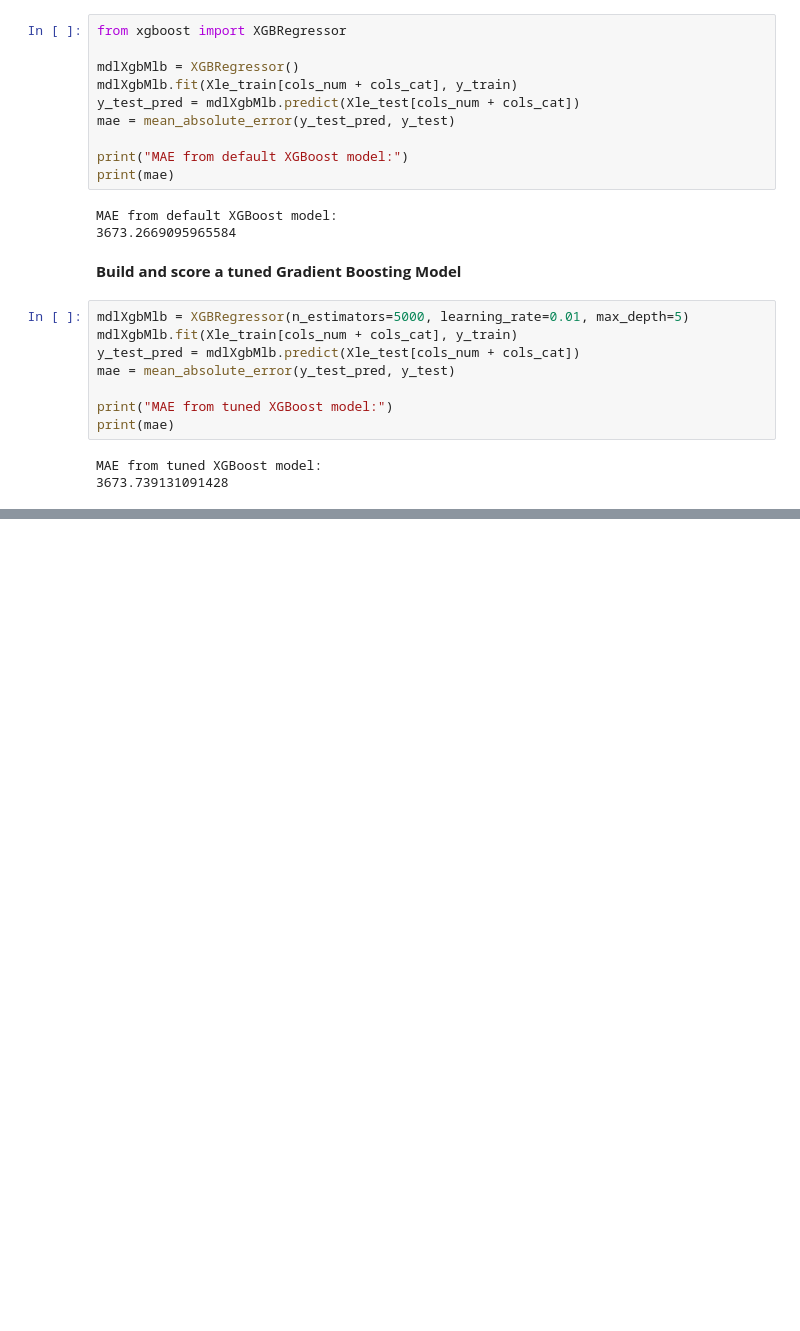
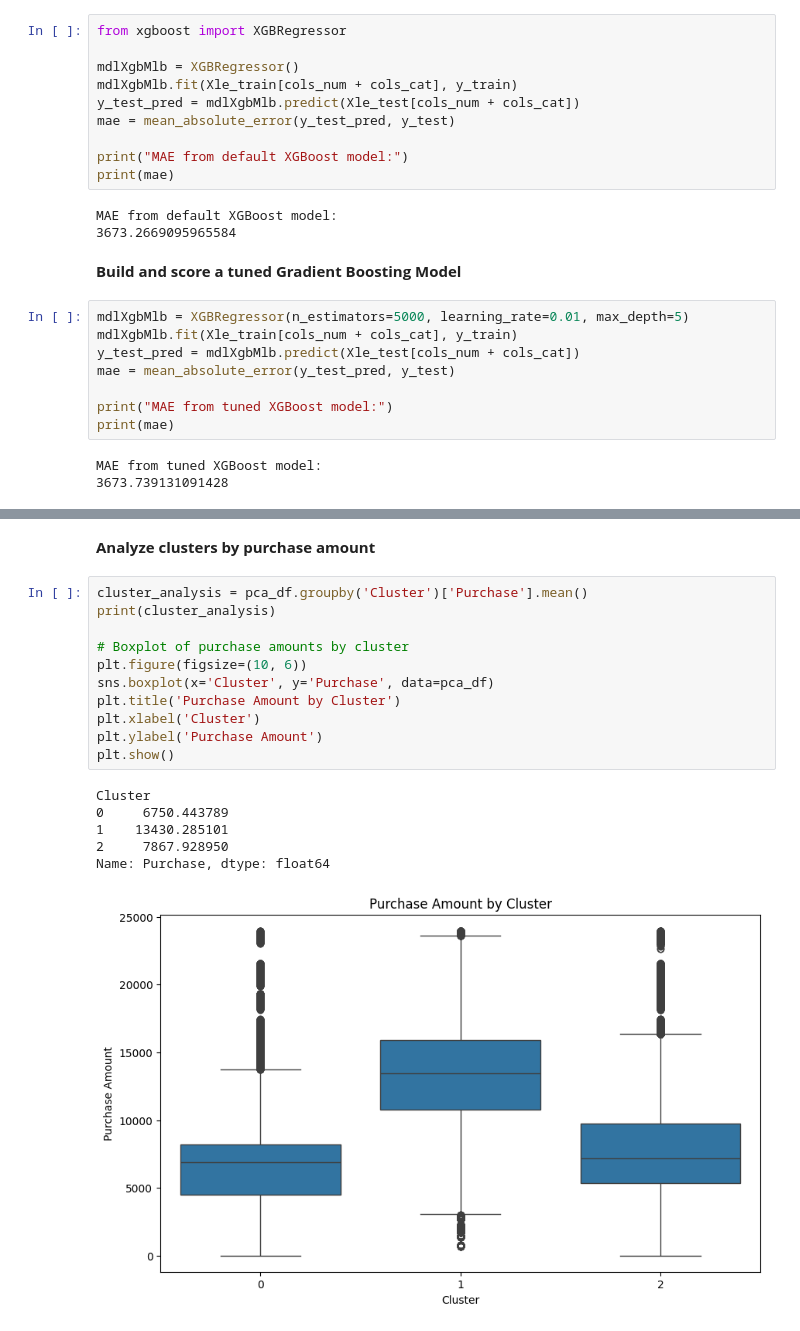
Before and after one commit to uygararas/ie423, a Jupyter notebook: task3.ipynb, the cells around one changed output, grey strips where cells are left out. Drawn from its saved outputs; the diff is of its cells as text; blank space fills up the shorter version.

```diff
--- a/task3.ipynb
+++ b/task3.ipynb
@@ -330,0 +381,20 @@ MAE from tuned XGBoost model:
+# %% [markdown]
+**Analyze clusters by purchase amount**
+# %%
+cluster_analysis = pca_df.groupby('Cluster')['Purchase'].mean()
+print(cluster_analysis)
+
+# Boxplot of purchase amounts by cluster
+plt.figure(figsize=(10, 6))
+sns.boxplot(x='Cluster', y='Purchase', data=pca_df)
+plt.title('Purchase Amount by Cluster')
+plt.xlabel('Cluster')
+plt.ylabel('Purchase Amount')
+plt.show()
+# %% [output]
+Cluster
+0     6750.443789
+1    13430.285101
+2     7867.928950
+Name: Purchase, dtype: float64
+[figure, added]
```
Also changed, not shown: parts of 13 cells of this notebook.
